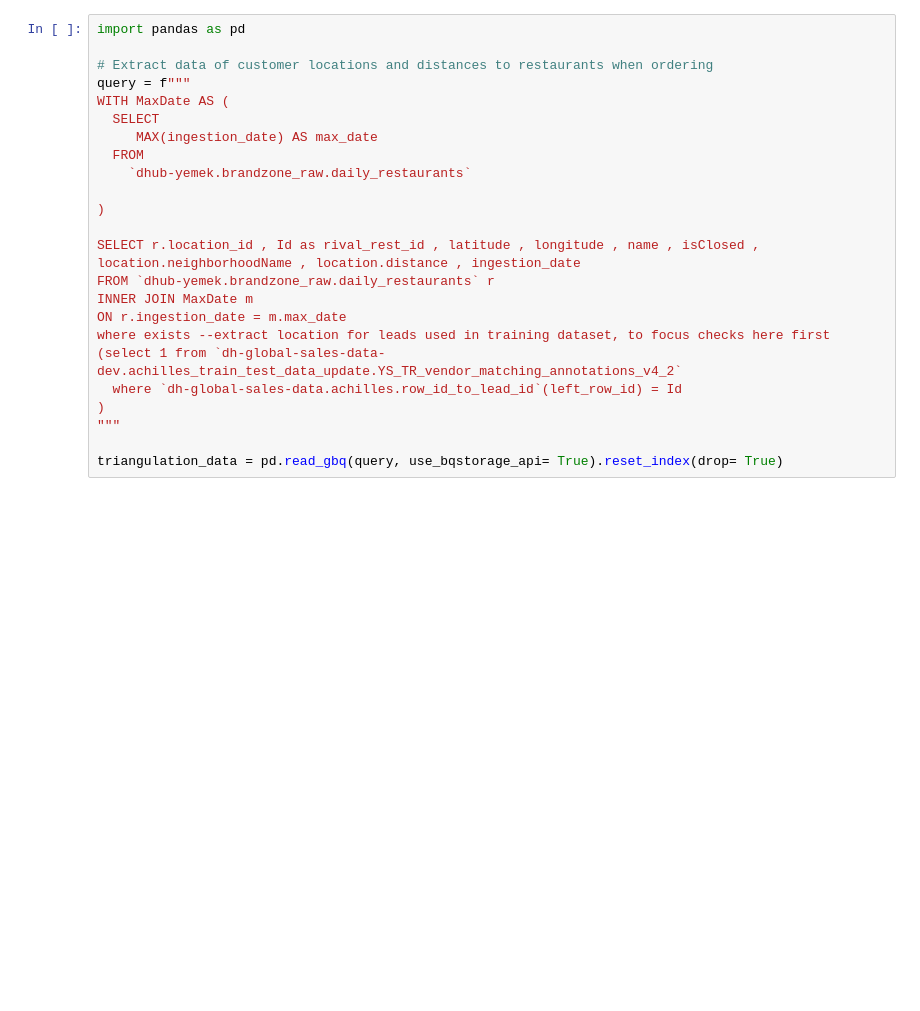
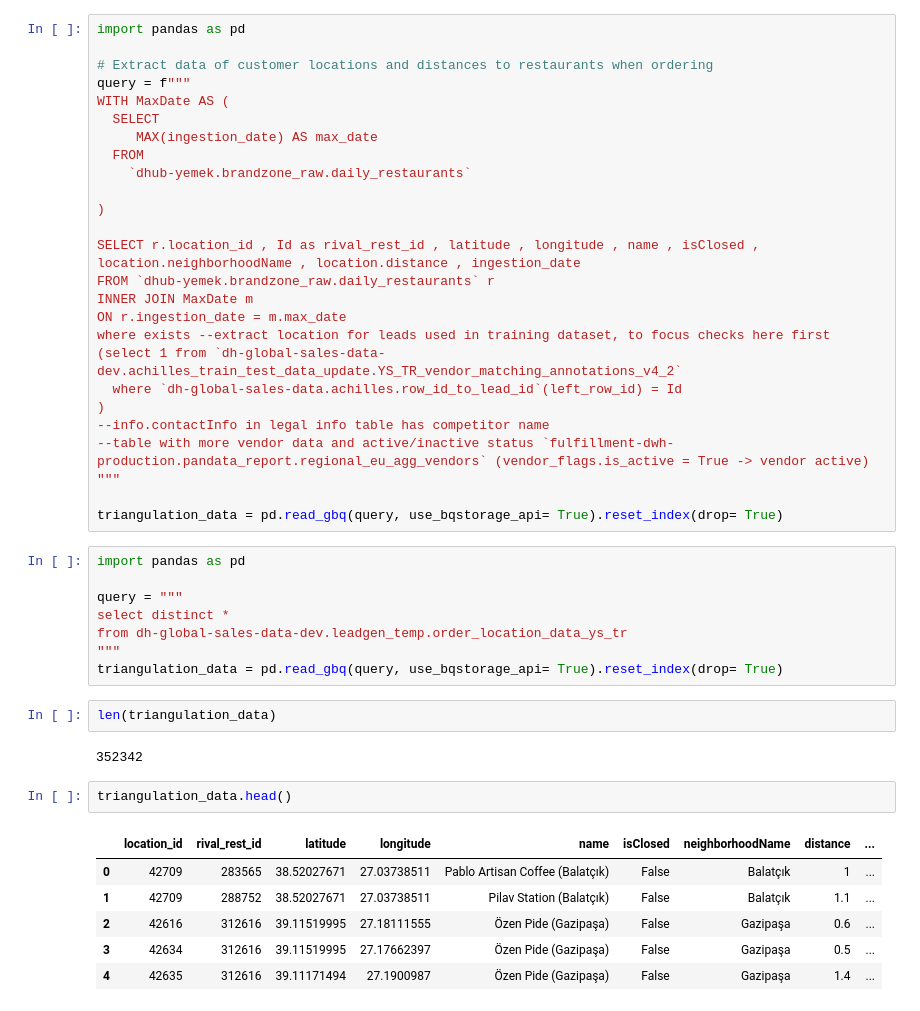
Before and after one commit to lmayorgadh/lmayorgadh-notebooks, a Jupyter notebook: vendor_matching/TR retraining/triangulation_investigation.ipynb, the cells around one changed output. Cells and saved outputs as stored; diff of their text form; blank space fills up the shorter version.

Commit message:
add latest changes to triangulation exp

```diff
--- a/vendor_matching/TR retraining/triangulation_investigation.ipynb
+++ b/vendor_matching/TR retraining/triangulation_investigation.ipynb
@@ -68,6 +69,29 @@ where exists --extract location for leads used in training dataset, to focus che
 (select 1 from `dh-global-sales-data-dev.achilles_train_test_data_update.YS_TR_vendor_matching_annotations_v4_2`
   where `dh-global-sales-data.achilles.row_id_to_lead_id`(left_row_id) = Id
 )
+--info.contactInfo in legal info table has competitor name
+--table with more vendor data and active/inactive status `fulfillment-dwh-production.pandata_report.regional_eu_agg_vendors` (vendor_flags.is_active = True -> vendor active)
 """
 
 triangulation_data = pd.read_gbq(query, use_bqstorage_api= True).reset_index(drop= True)
+# %%
+import pandas as pd
+
+query = """
+select distinct *
+from dh-global-sales-data-dev.leadgen_temp.order_location_data_ys_tr
+"""
+triangulation_data = pd.read_gbq(query, use_bqstorage_api= True).reset_index(drop= True)
+# %%
+len(triangulation_data)
+# %% [output]
+352342
+# %%
+triangulation_data.head()
+# %% [output]
+|  | location_id | rival_rest_id | latitude | longitude | name | isClosed | neighborhoodName | distance | ... |
+| 0 | 42709 | 283565 | 38.52027671 | 27.03738511 | Pablo Artisan Coffee (Balatçık) | False | Balatçık | 1 | ... |
+| 1 | 42709 | 288752 | 38.52027671 | 27.03738511 | Pilav Station (Balatçık) | False | Balatçık | 1.1 | ... |
+| 2 | 42616 | 312616 | 39.11519995 | 27.18111555 | Özen Pide (Gazipaşa) | False | Gazipaşa | 0.6 | ... |
+| 3 | 42634 | 312616 | 39.11519995 | 27.17662397 | Özen Pide (Gazipaşa) | False | Gazipaşa | 0.5 | ... |
+| 4 | 42635 | 312616 | 39.11171494 | 27.1900987 | Özen Pide (Gazipaşa) | False | Gazipaşa | 1.4 | ... |
```
Also changed, not shown: parts of 29 cells of this notebook.
